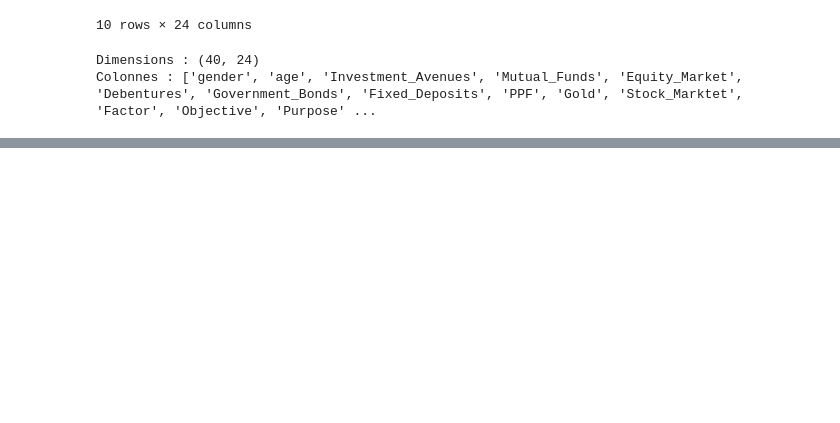
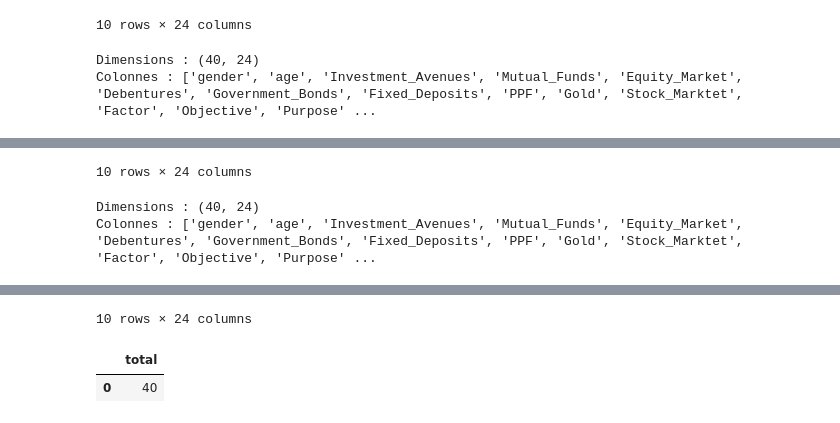
Before and after one commit to yabahddoulailaencg-a11y/TP_SQL_Finance_data.csv, a Jupyter notebook: Finance_data.ipynb, the cells around one changed output, grey strips where cells are left out. Drawn from its saved outputs; the diff is of its cells as text; code cells hidden in the pictures; blank space fills up the shorter version.

```diff
--- a/Finance_data.ipynb
+++ b/Finance_data.ipynb
@@ -26,3 +26,23 @@ print('Colonnes :', df.columns.tolist())
 10 rows × 24 columns
 Dimensions : (40, 24)
 Colonnes : ['gender', 'age', 'Investment_Avenues', 'Mutual_Funds', 'Equity_Market', 'Debentures', 'Government_Bonds', 'Fixed_Deposits', 'PPF', 'Gold', 'Stock_Marktet', 'Factor', 'Objective', 'Purpose' ...
+# %%
+import pandas as pd
+
+url = 'https://raw.githubusercontent.com/yabahddoulailaencg-a11y/TP_SQL_Finance_data.csv/refs/heads/main/Finance_data.csv'
+
+df = pd.read_csv(url)
+display(df.head(10))
+print('Dimensions :', df.shape)
+print('Colonnes :', df.columns.tolist())
+
+import sqlite3
+
+conn = sqlite3.connect('tp_sql.db')
+df.to_sql('donnees', conn, if_exists='replace', index=False)
+
+display(pd.read_sql_query('SELECT * FROM donnees LIMIT 10;', conn))
+display(pd.read_sql_query('SELECT COUNT(*) AS total FROM donnees;', conn))
+
+conn.close()
+# %% [output]
@@ -28,0 +60,3 @@ Colonnes : ['gender', 'age', 'Investment_Avenues', 'Mutual_Funds', 'Equity_Marke
+10 rows × 24 columns
+Dimensions : (40, 24)
+Colonnes : ['gender', 'age', 'Investment_Avenues', 'Mutual_Funds', 'Equity_Market', 'Debentures', 'Government_Bonds', 'Fixed_Deposits', 'PPF', 'Gold', 'Stock_Marktet', 'Factor', 'Objective', 'Purpose' ...
@@ -28,0 +74,3 @@ Colonnes : ['gender', 'age', 'Investment_Avenues', 'Mutual_Funds', 'Equity_Marke
+10 rows × 24 columns
+|  | total |
+| 0 | 40 |
```
Also changed, not shown: parts of 1 cell of this notebook.
